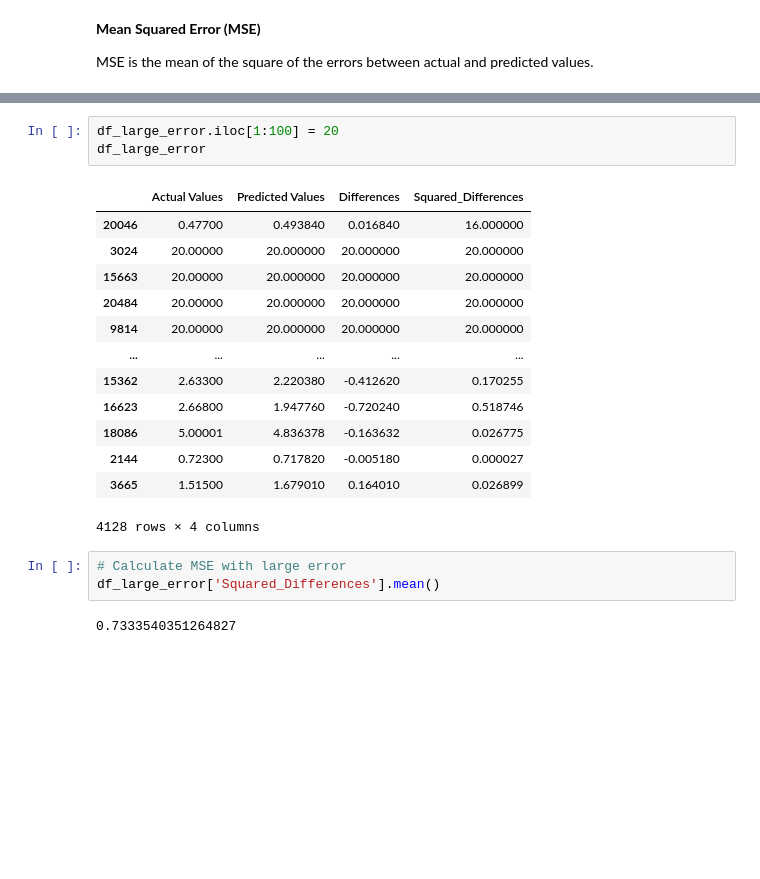
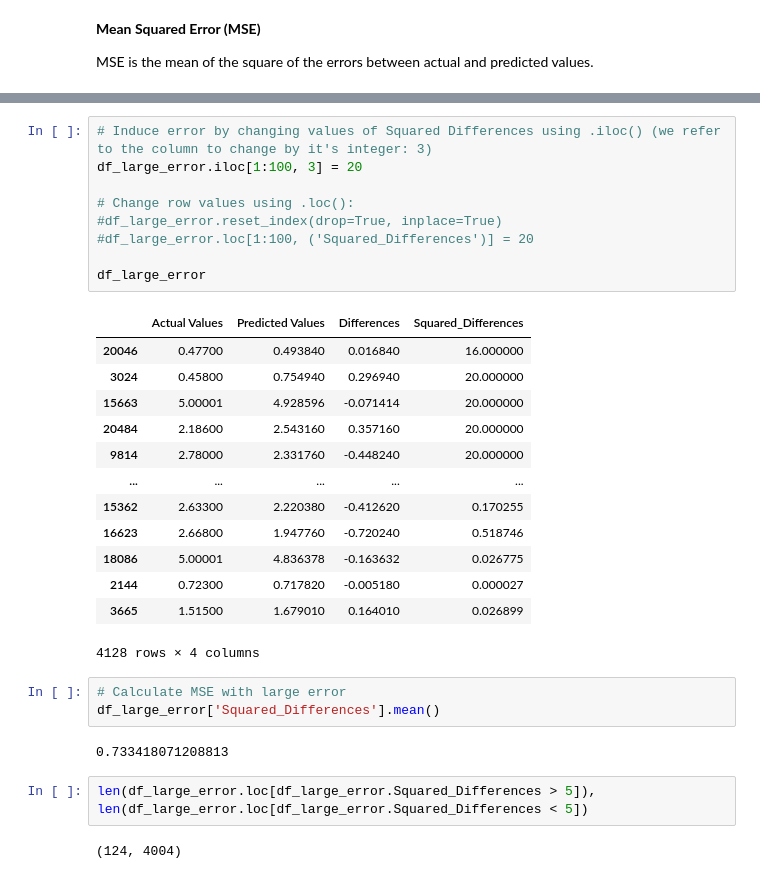
Before and after one commit to acidminded95/ML_Notebooks, a Jupyter notebook: Intro_To_Scikit_Learn.ipynb, the cells around one changed output, grey strips where cells are left out. Cells and saved outputs as stored; diff of their text form; blank space fills up the shorter version.

```diff
--- a/Intro_To_Scikit_Learn.ipynb
+++ b/Intro_To_Scikit_Learn.ipynb
@@ -1468,14 +1466,20 @@ df_large_error.head()
 | 9814 | 2.78000 | 2.331760 | -0.448240 | 0.200919 |
 # %%
-df_large_error.iloc[1:100] = 20
+# Induce error by changing values of Squared Differences using .iloc() (we refer to the column to change by it's integer: 3)
+df_large_error.iloc[1:100, 3] = 20
+
+# Change row values using .loc():
+#df_large_error.reset_index(drop=True, inplace=True)
+#df_large_error.loc[1:100, ('Squared_Differences')] = 20
+
 df_large_error
 # %% [output]
 |  | Actual Values | Predicted Values | Differences | Squared_Differences |
 | 20046 | 0.47700 | 0.493840 | 0.016840 | 16.000000 |
-| 3024 | 20.00000 | 20.000000 | 20.000000 | 20.000000 |
-| 15663 | 20.00000 | 20.000000 | 20.000000 | 20.000000 |
-| 20484 | 20.00000 | 20.000000 | 20.000000 | 20.000000 |
-| 9814 | 20.00000 | 20.000000 | 20.000000 | 20.000000 |
+| 3024 | 0.45800 | 0.754940 | 0.296940 | 20.000000 |
+| 15663 | 5.00001 | 4.928596 | -0.071414 | 20.000000 |
+| 20484 | 2.18600 | 2.543160 | 0.357160 | 20.000000 |
+| 9814 | 2.78000 | 2.331760 | -0.448240 | 20.000000 |
 | ... | ... | ... | ... | ... |
 | 15362 | 2.63300 | 2.220380 | -0.412620 | 0.170255 |
 | 16623 | 2.66800 | 1.947760 | -0.720240 | 0.518746 |
@@ -1487,4 +1491,8 @@ df_large_error
 # Calculate MSE with large error
 df_large_error['Squared_Differences'].mean()
 # %% [output]
-0.7333540351264827
+0.733418071208813
+# %%
+len(df_large_error.loc[df_large_error.Squared_Differences > 5]), len(df_large_error.loc[df_large_error.Squared_Differences < 5])
+# %% [output]
+(124, 4004)
```
Also changed, not shown: parts of 78 cells of this notebook, 1 other file.
